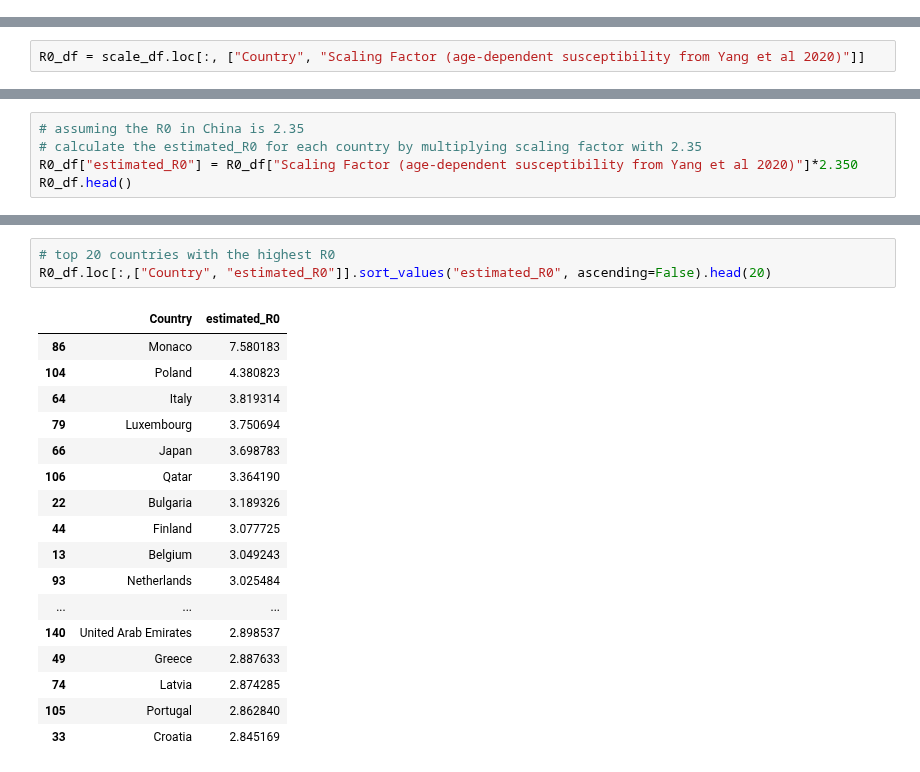
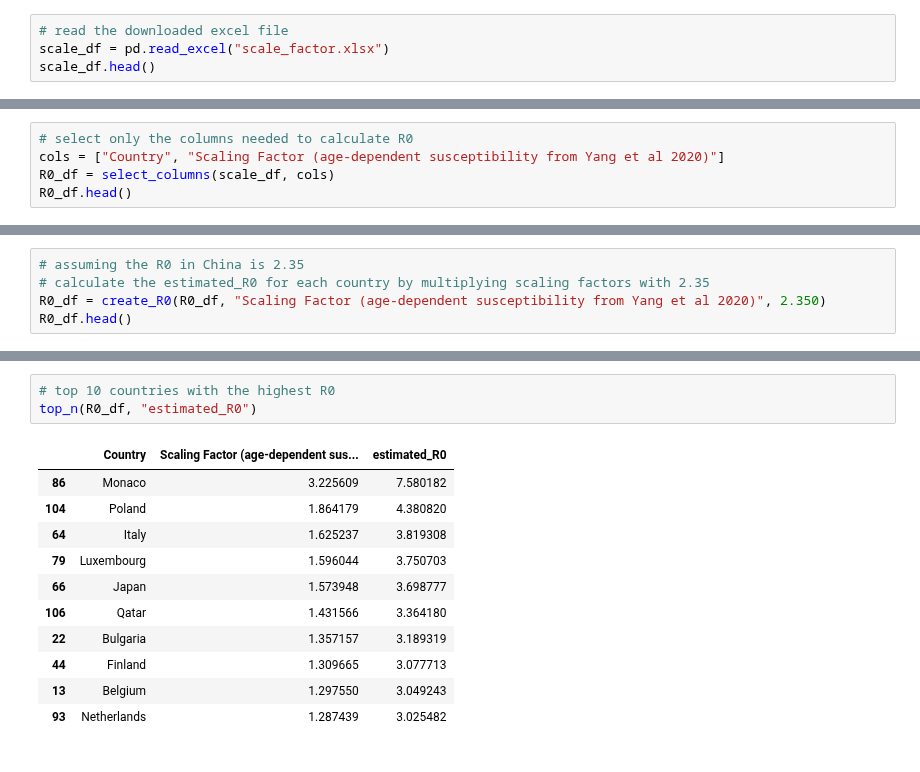
Before and after one commit to GRMDS/RMDS_Coronavirus_project, a Jupyter notebook: analytics/Amy/Country_R0.ipynb, the cells around one changed output, grey strips where cells are left out. Saved outputs shown, nothing was run; the diff lists cells and outputs as text.

Commit message:
renew Country_R0.ipynb

```diff
--- a/analytics/Amy/Country_R0.ipynb
+++ b/analytics/Amy/Country_R0.ipynb
@@ -38,0 +29,4 @@ dtype: int64
+# %%
+# read the downloaded excel file
+scale_df = pd.read_excel("scale_factor.xlsx")
+scale_df.head()
@@ -39,2 +153,5 @@ dtype: int64
 # %%
-R0_df = scale_df.loc[:, ["Country", "Scaling Factor (age-dependent susceptibility from Yang et al 2020)"]]
+# select only the columns needed to calculate R0
+cols = ["Country", "Scaling Factor (age-dependent susceptibility from Yang et al 2020)"]
+R0_df = select_columns(scale_df, cols)
+R0_df.head()
@@ -41,7 +165,7 @@ R0_df = scale_df.loc[:, ["Country", "Scaling Factor (age-dependent susceptibilit
 # %%
 # assuming the R0 in China is 2.35
-# calculate the estimated_R0 for each country by multiplying scaling factor with 2.35
-R0_df["estimated_R0"] = R0_df["Scaling Factor (age-dependent susceptibility from Yang et al 2020)"]*2.350
+# calculate the estimated_R0 for each country by multiplying scaling factors with 2.35
+R0_df = create_R0(R0_df, "Scaling Factor (age-dependent susceptibility from Yang et al 2020)", 2.350)
 R0_df.head()
 # %% [output]
 |  | Country | Scaling Factor (age-dependent sus... | estimated_R0 |
@@ -92,22 +195,16 @@ plt.show()
 # %%
-# top 20 countries with the highest R0
-R0_df.loc[:,["Country", "estimated_R0"]].sort_values("estimated_R0", ascending=False).head(20)
+# top 10 countries with the highest R0
+top_n(R0_df, "estimated_R0")
 # %% [output]
-|  | Country | estimated_R0 |
-| 86 | Monaco | 7.580183 |
-| 104 | Poland | 4.380823 |
-| 64 | Italy | 3.819314 |
-| 79 | Luxembourg | 3.750694 |
-| 66 | Japan | 3.698783 |
-| 106 | Qatar | 3.364190 |
-| 22 | Bulgaria | 3.189326 |
-| 44 | Finland | 3.077725 |
-| 13 | Belgium | 3.049243 |
-| 93 | Netherlands | 3.025484 |
-| ... | ... | ... |
-| 140 | United Arab Emirates | 2.898537 |
-| 49 | Greece | 2.887633 |
-| 74 | Latvia | 2.874285 |
-| 105 | Portugal | 2.862840 |
-| 33 | Croatia | 2.845169 |
+|  | Country | Scaling Factor (age-dependent sus... | estimated_R0 |
+| 86 | Monaco | 3.225609 | 7.580182 |
+| 104 | Poland | 1.864179 | 4.380820 |
+| 64 | Italy | 1.625237 | 3.819308 |
+| 79 | Luxembourg | 1.596044 | 3.750703 |
+| 66 | Japan | 1.573948 | 3.698777 |
+| 106 | Qatar | 1.431566 | 3.364180 |
+| 22 | Bulgaria | 1.357157 | 3.189319 |
+| 44 | Finland | 1.309665 | 3.077713 |
+| 13 | Belgium | 1.297550 | 3.049243 |
+| 93 | Netherlands | 1.287439 | 3.025482 |
 # %%
```
Also changed, not shown: parts of 19 cells of this notebook, 4 other files.
